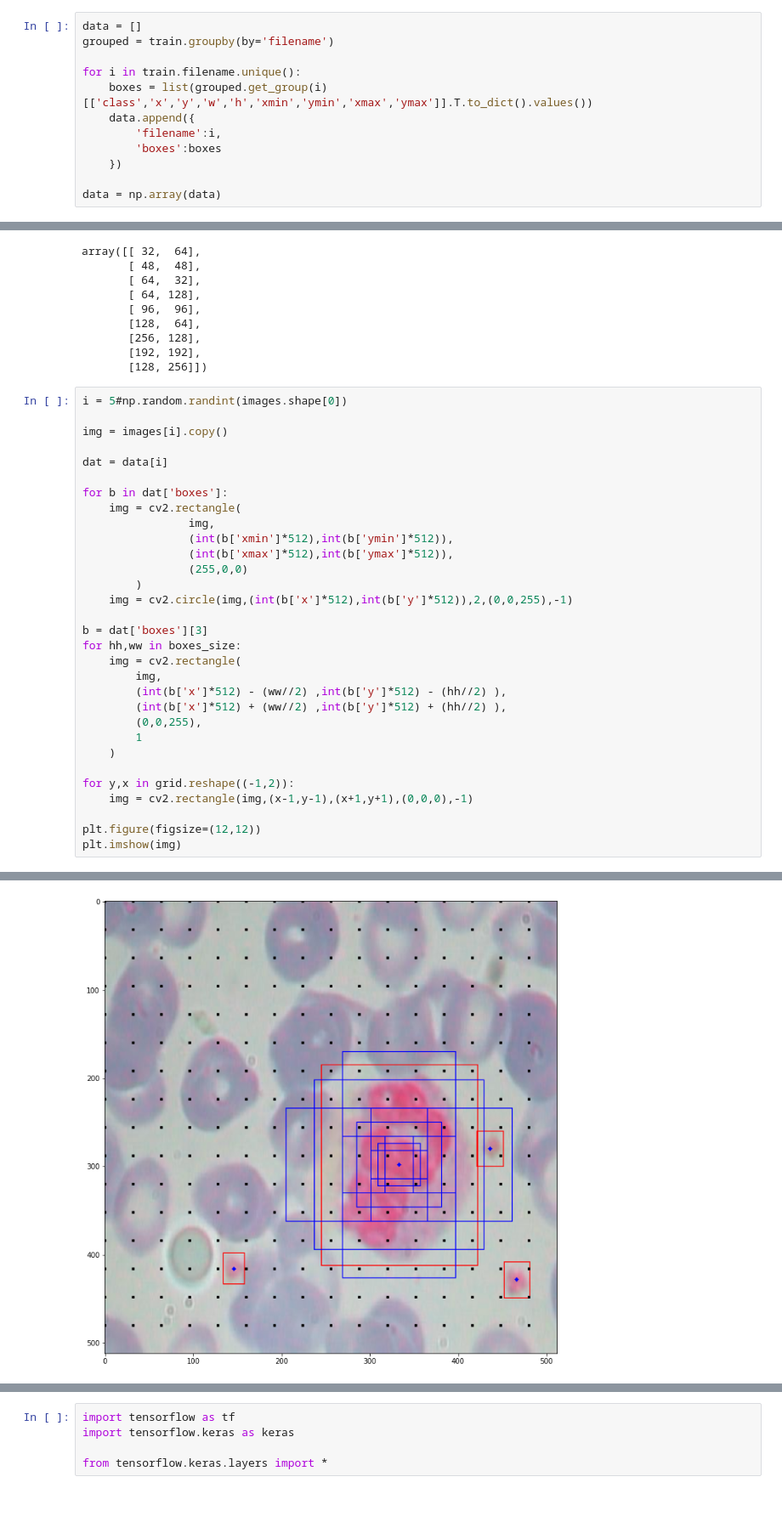
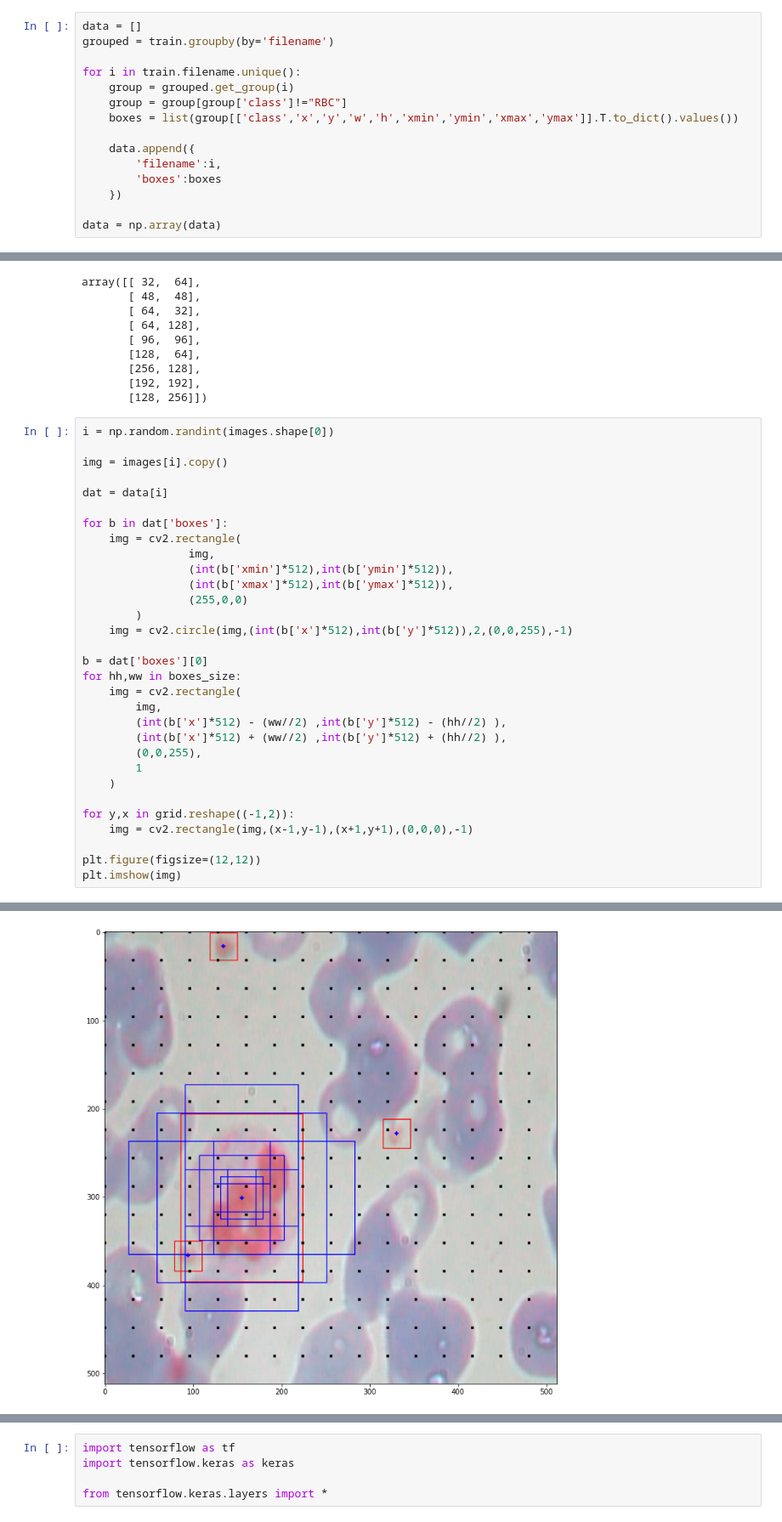
Before and after one commit to angrybayblade/detect, a Jupyter notebook: Attempt 1.ipynb, the cells around one changed output, grey strips where cells are left out. Shown at 85% size. Drawn from its saved outputs; the diff is of its cells as text.

```diff
--- a/Attempt 1.ipynb
+++ b/Attempt 1.ipynb
@@ -60,7 +61,10 @@ data = []
 grouped = train.groupby(by='filename')
 
 for i in train.filename.unique():
-    boxes = list(grouped.get_group(i)[['class','x','y','w','h','xmin','ymin','xmax','ymax']].T.to_dict().values())
+    group = grouped.get_group(i)
+    group = group[group['class']!="RBC"]
+    boxes = list(group[['class','x','y','w','h','xmin','ymin','xmax','ymax']].T.to_dict().values())
+
     data.append({
         'filename':i,
         'boxes':boxes
@@ -165,37 +187,37 @@ array([[ 32,  64],
        [192, 192],
        [128, 256]])
 # %%
-i = 5#np.random.randint(images.shape[0])
+i = np.random.randint(images.shape[0])
 
 img = images[i].copy()
 
 dat = data[i]
 
 for b in dat['boxes']:
     img = cv2.rectangle(
                 img,
                 (int(b['xmin']*512),int(b['ymin']*512)),
                 (int(b['xmax']*512),int(b['ymax']*512)),
                 (255,0,0)
         )
     img = cv2.circle(img,(int(b['x']*512),int(b['y']*512)),2,(0,0,255),-1)
 
-b = dat['boxes'][3]
+b = dat['boxes'][0]
 for hh,ww in boxes_size:
     img = cv2.rectangle(
         img,
         (int(b['x']*512) - (ww//2) ,int(b['y']*512) - (hh//2) ),
         (int(b['x']*512) + (ww//2) ,int(b['y']*512) + (hh//2) ),
         (0,0,255),
         1
     )
 
 for y,x in grid.reshape((-1,2)):
     img = cv2.rectangle(img,(x-1,y-1),(x+1,y+1),(0,0,0),-1)
 
 plt.figure(figsize=(12,12))
 plt.imshow(img)
 # %% [output]
 Clipping input data to the valid range for imshow with RGB data ([0..1] for floats or [0..255] for integers).
 <matplotlib.image.AxesImage at 0x...>
-[figure, old version]
+[figure, new version]
```
Also changed, not shown: parts of 10 cells of this notebook.
